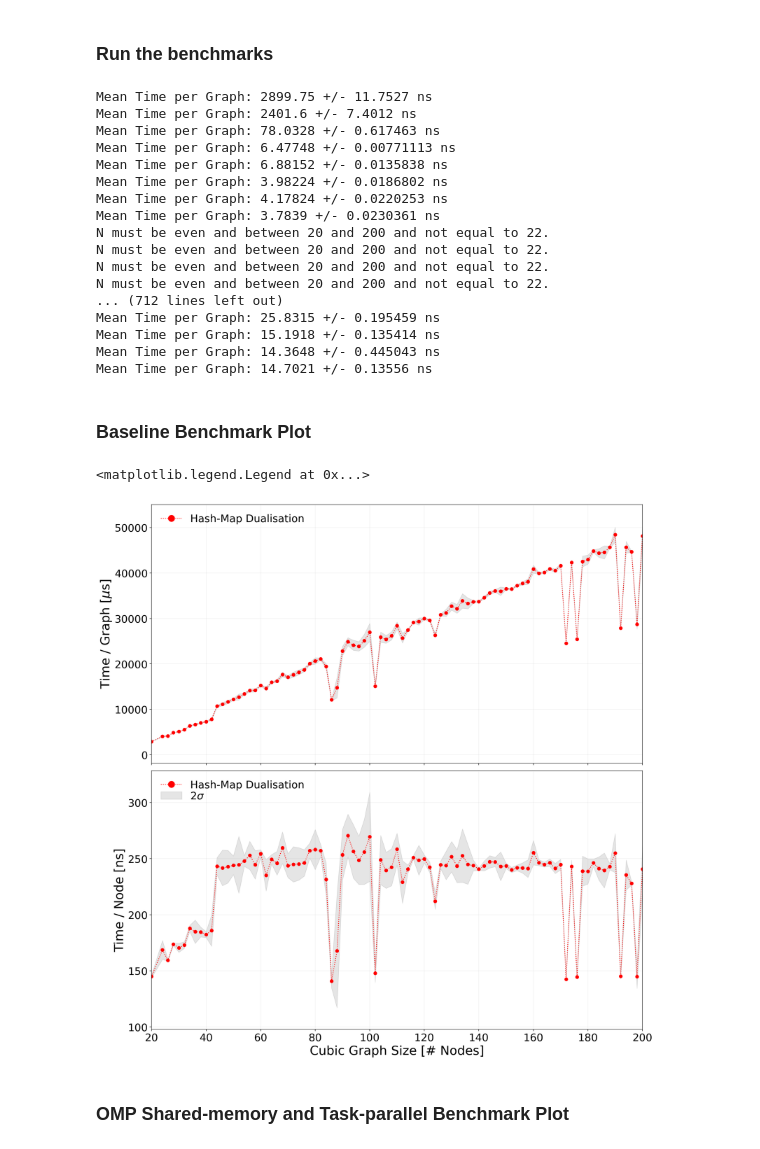
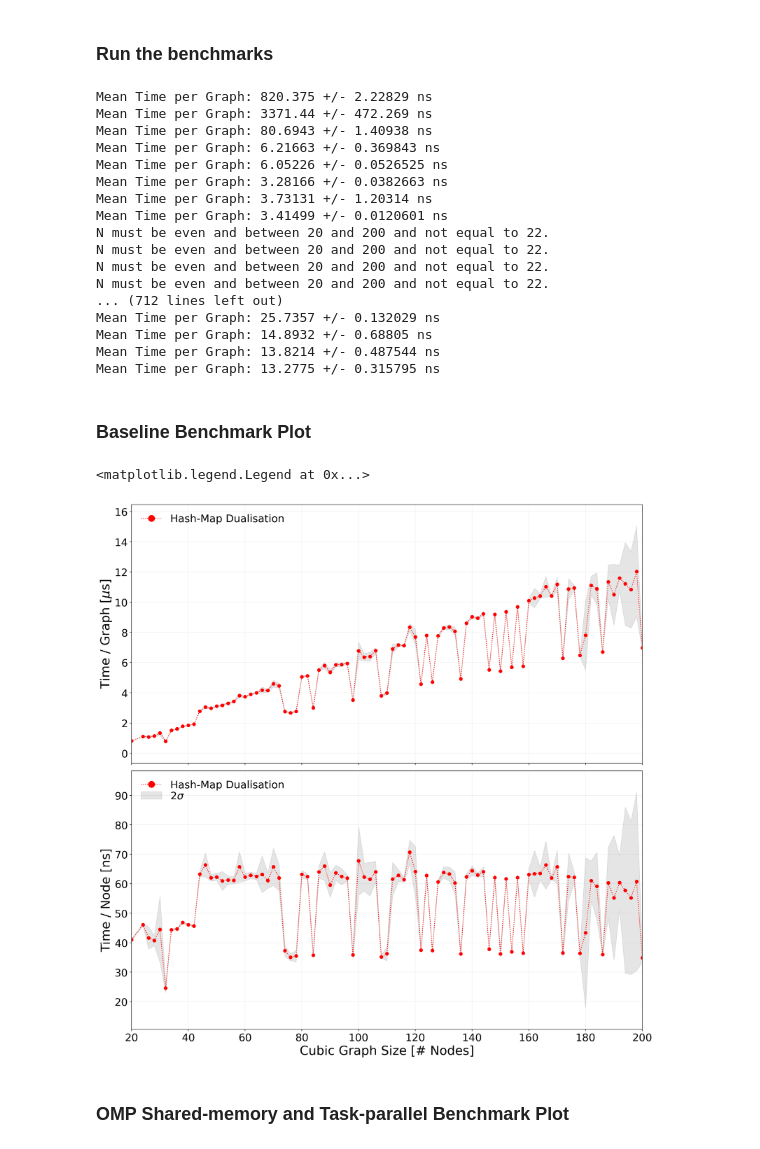
Before and after one commit to jonasdelacour/LockstepDualisation, a Jupyter notebook: reproduce.ipynb, the cells around one changed output. Cells and saved outputs as stored; diff of their text form; code cells hidden in the pictures.

```diff
--- a/reproduce.ipynb
+++ b/reproduce.ipynb
@@ -148,7 +148,7 @@ ax.legend(loc='best')
 # %%
 #Change this number if the simulation is taking too long.
 #Setting this number to -1 will reduce the batch sizes by 1 order of 2 magnitude
-OFFSET_BS = -4
+OFFSET_BS = -2
 
 
 reset_file(fname_base)
@@ -170,47 +170,47 @@ for i in range(20,201,2):
     os.system(f'{path}benchmarks/multi_gpu {i} {2**(20+OFFSET_BS)} 100 5 1 {fname_two_gpu_v1}')
     os.system(f'{path}benchmarks/multi_gpu {i} {2**(21+OFFSET_BS)} 100 5 1 {fname_two_gpu_weak}')
 # %% [output]
-Mean Time per Graph: 2899.75 +/- 11.7527 ns
-Mean Time per Graph: 2401.6 +/- 7.4012 ns
-Mean Time per Graph: 78.0328 +/- 0.617463 ns
-Mean Time per Graph: 6.47748 +/- 0.00771113 ns
-Mean Time per Graph: 6.88152 +/- 0.0135838 ns
-Mean Time per Graph: 3.98224 +/- 0.0186802 ns
-Mean Time per Graph: 4.17824 +/- 0.0220253 ns
-Mean Time per Graph: 3.7839 +/- 0.0230361 ns
+Mean Time per Graph: 820.375 +/- 2.22829 ns
+Mean Time per Graph: 3371.44 +/- 472.269 ns
+Mean Time per Graph: 80.6943 +/- 1.40938 ns
+Mean Time per Graph: 6.21663 +/- 0.369843 ns
+Mean Time per Graph: 6.05226 +/- 0.0526525 ns
+Mean Time per Graph: 3.28166 +/- 0.0382663 ns
+Mean Time per Graph: 3.73131 +/- 1.20314 ns
+Mean Time per Graph: 3.41499 +/- 0.0120601 ns
 N must be even and between 20 and 200 and not equal to 22.
 N must be even and between 20 and 200 and not equal to 22.
 N must be even and between 20 and 200 and not equal to 22.
 N must be even and between 20 and 200 and not equal to 22.
 ... (712 lines left out)
-Mean Time per Graph: 25.8315 +/- 0.195459 ns
-Mean Time per Graph: 15.1918 +/- 0.135414 ns
-Mean Time per Graph: 14.3648 +/- 0.445043 ns
-Mean Time per Graph: 14.7021 +/- 0.13556 ns
+Mean Time per Graph: 25.7357 +/- 0.132029 ns
+Mean Time per Graph: 14.8932 +/- 0.68805 ns
+Mean Time per Graph: 13.8214 +/- 0.487544 ns
+Mean Time per Graph: 13.2775 +/- 0.315795 ns
 # %% [markdown]
 ### Baseline Benchmark Plot
 # %%
 KName0 = r"CUDA Kernel 0"
 KName1 = r"CUDA Kernel 1"
 TaskName = r"OpenMP Task Parallel [$N_T$ = " + f"{NT_task}]"
 SharedName = r"OpenMP Shared Memory [$N_T$ = " + f"{NT_shared}]"
 
 df_base = pd.read_csv(fname_base)
 
 fig, ax = plt.subplots(figsize=(15,15), nrows=2, sharex=True, dpi=200)
-ax[0].plot(df_base["N"].to_numpy(), df_base["T"].to_numpy(), 'o:', color=CD["Baseline"], label="Hash-Map Dualisation")
-ax[0].fill_between(df_base["N"].to_numpy(), df_base["T"].to_numpy() - df_base["TSD"].to_numpy(), df_base["T"].to_numpy() + df_base["TSD"].to_numpy(), alpha=0.1, color='k')
+ax[0].plot(df_base["N"].to_numpy(), df_base["T"].to_numpy()/1e3, 'o:', color=CD["Baseline"], label="Hash-Map Dualisation")
+ax[0].fill_between(df_base["N"].to_numpy(), (df_base["T"].to_numpy() - df_base["TSD"].to_numpy())/1e3, (df_base["T"].to_numpy() + df_base["TSD"].to_numpy())/1e3, alpha=0.1, color='k')
 ax[0].set_ylabel(r"Time / Graph [$\mu$s]")
 ax[0].legend()
 
 ax[1].plot(df_base["N"].to_numpy(), df_base["T"].to_numpy() / df_base["N"].to_numpy(), 'o:', color=CD["Baseline"], label="Hash-Map Dualisation")
 ax[1].fill_between(df_base["N"].to_numpy(), (df_base["T"].to_numpy() - df_base["TSD"].to_numpy()*2) / df_base["N"].to_numpy(), (df_base["T"].to_numpy()+df_base["TSD"].to_numpy()*2) / df_base["N"].to_numpy(), color='k', alpha=0.1, label=r"2$\sigma$")
 ax[1].set_ylabel(r"Time / Node [ns]")
 ax[1].set_xlabel(r"Cubic Graph Size [# Nodes]")
 ax[1].legend()
 # %% [output]
 <matplotlib.legend.Legend at 0x...>
-[figure, old version]
+[figure, new version]
 # %% [markdown]
 ### OMP Shared-memory and Task-parallel Benchmark Plot
 # %%
```
Also changed, not shown: parts of 1 cell of this notebook.
